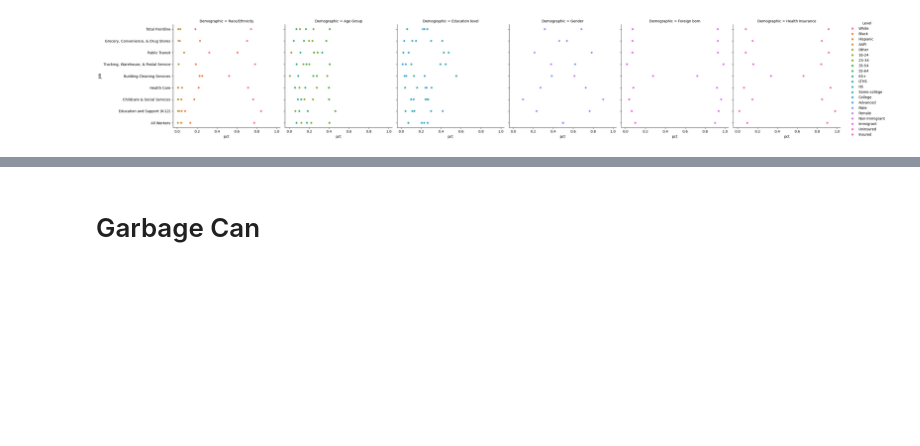
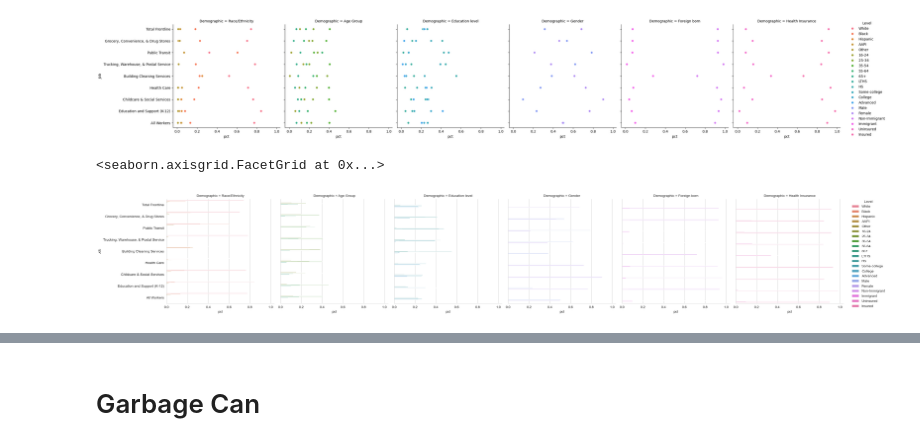
Before and after one commit to sam-powers/python-resources, a Jupyter notebook: graphing-practice.ipynb, the cells around one changed output, grey strips where cells are left out. Saved outputs shown, nothing was run; the diff lists cells and outputs as text; code cells hidden in the pictures; blank space fills up the shorter version.

```diff
--- a/graphing-practice.ipynb
+++ b/graphing-practice.ipynb
@@ -284,3 +283,8 @@ sns.relplot(
 # %% [output]
 <seaborn.axisgrid.FacetGrid at 0x...>
 [figure]
+# %%
+sns.catplot(data = out, x = "pct", y = "Job", col = "Demographic", hue = "Level", kind = "bar")
+# %% [output]
+<seaborn.axisgrid.FacetGrid at 0x...>
+[figure, added]
```
Also changed, not shown: parts of 6 cells of this notebook, 1 other file.
